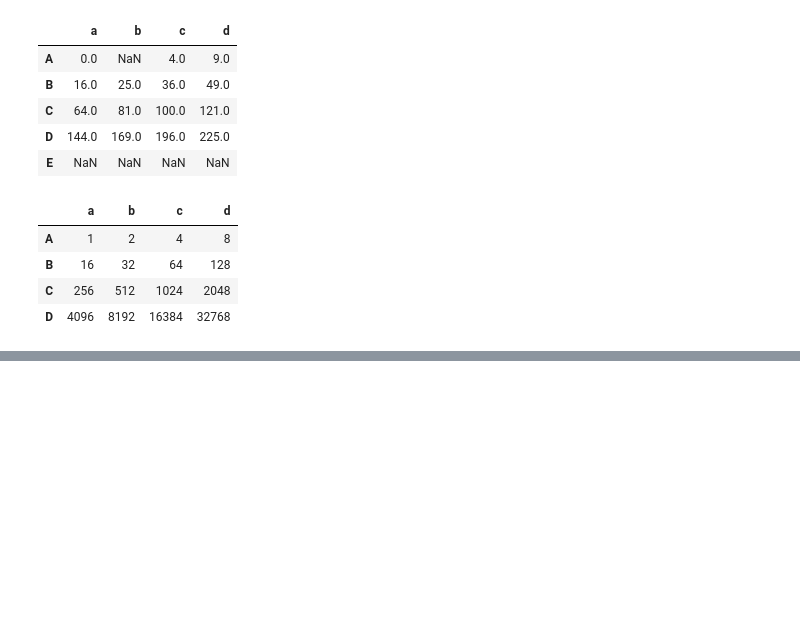
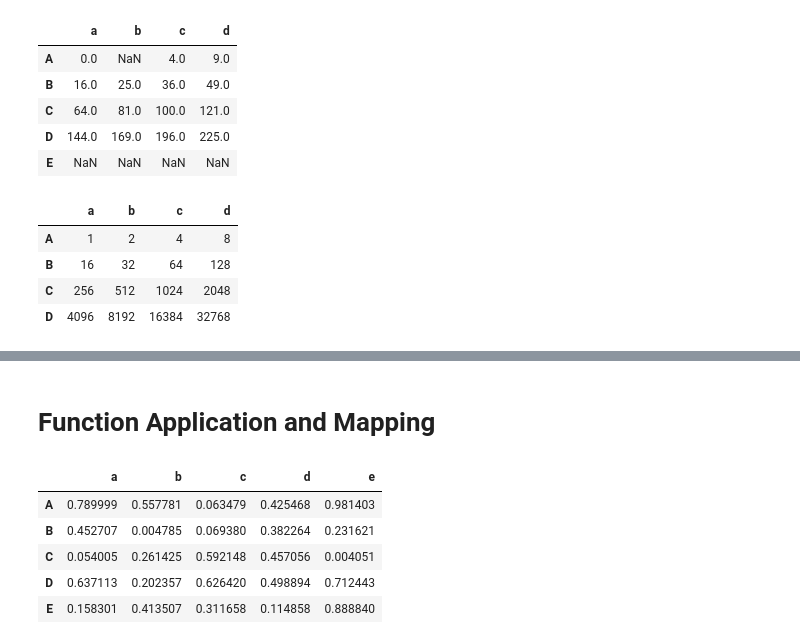
Before and after one commit to alekhaya99/Pandas_Tutorial, a Jupyter notebook: Pandas_Tutorial_2.ipynb, the cells around one changed output, grey strips where cells are left out. Cells and saved outputs as stored; diff of their text form; code cells hidden in the pictures; blank space fills up the shorter version.

```diff
--- a/Pandas_Tutorial_2.ipynb
+++ b/Pandas_Tutorial_2.ipynb
@@ -631,0 +711,12 @@ Data_Frame1.rpow(2)
+# %% [markdown]
+# Function Application and Mapping
+# %%
+Data_Frame4=pd.DataFrame(np.random.rand(5,5),columns=list('abcde'),index=['A','B','C','D','E'])
+Data_Frame4
+# %% [output]
+|  | a | b | c | d | e |
+| A | 0.789999 | 0.557781 | 0.063479 | 0.425468 | 0.981403 |
+| B | 0.452707 | 0.004785 | 0.069380 | 0.382264 | 0.231621 |
+| C | 0.054005 | 0.261425 | 0.592148 | 0.457056 | 0.004051 |
+| D | 0.637113 | 0.202357 | 0.626420 | 0.498894 | 0.712443 |
+| E | 0.158301 | 0.413507 | 0.311658 | 0.114858 | 0.888840 |
```
Also changed, not shown: parts of 16 cells of this notebook.
